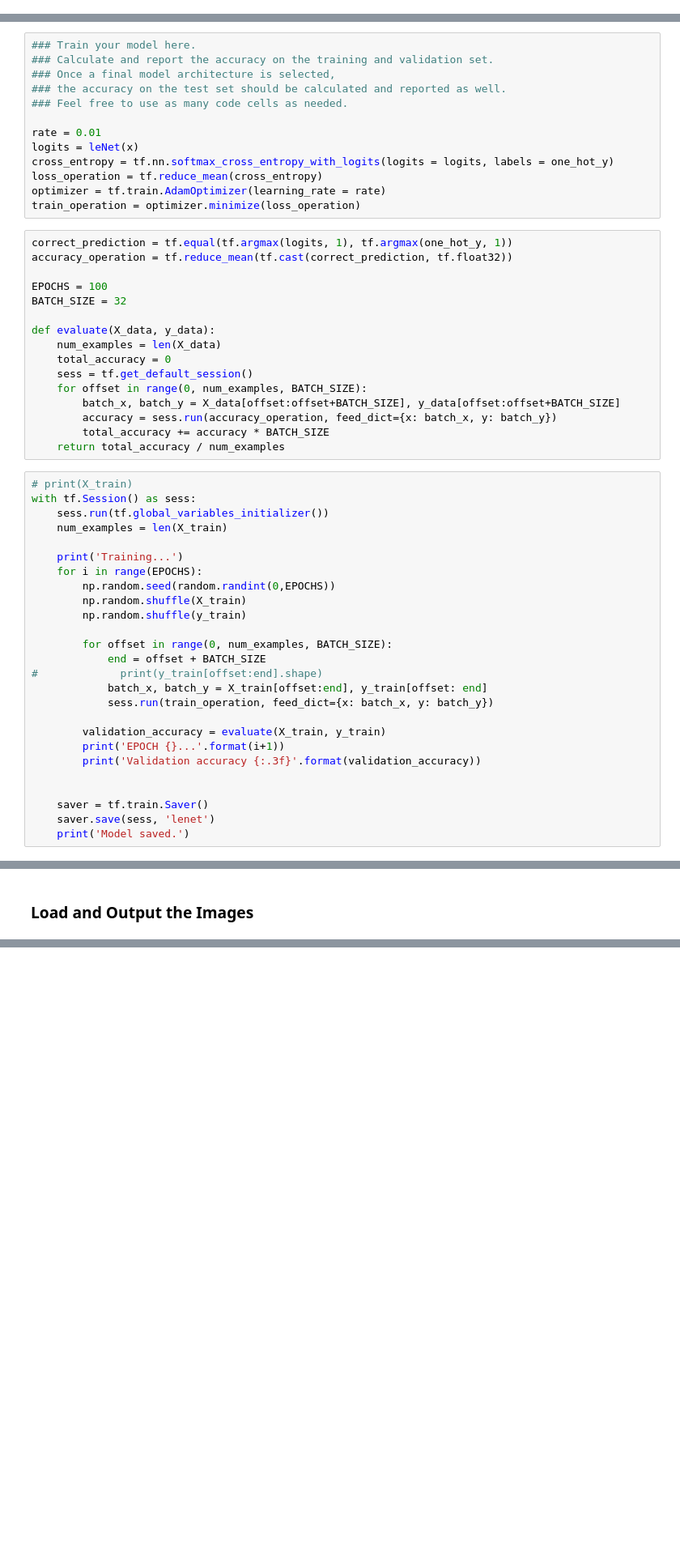
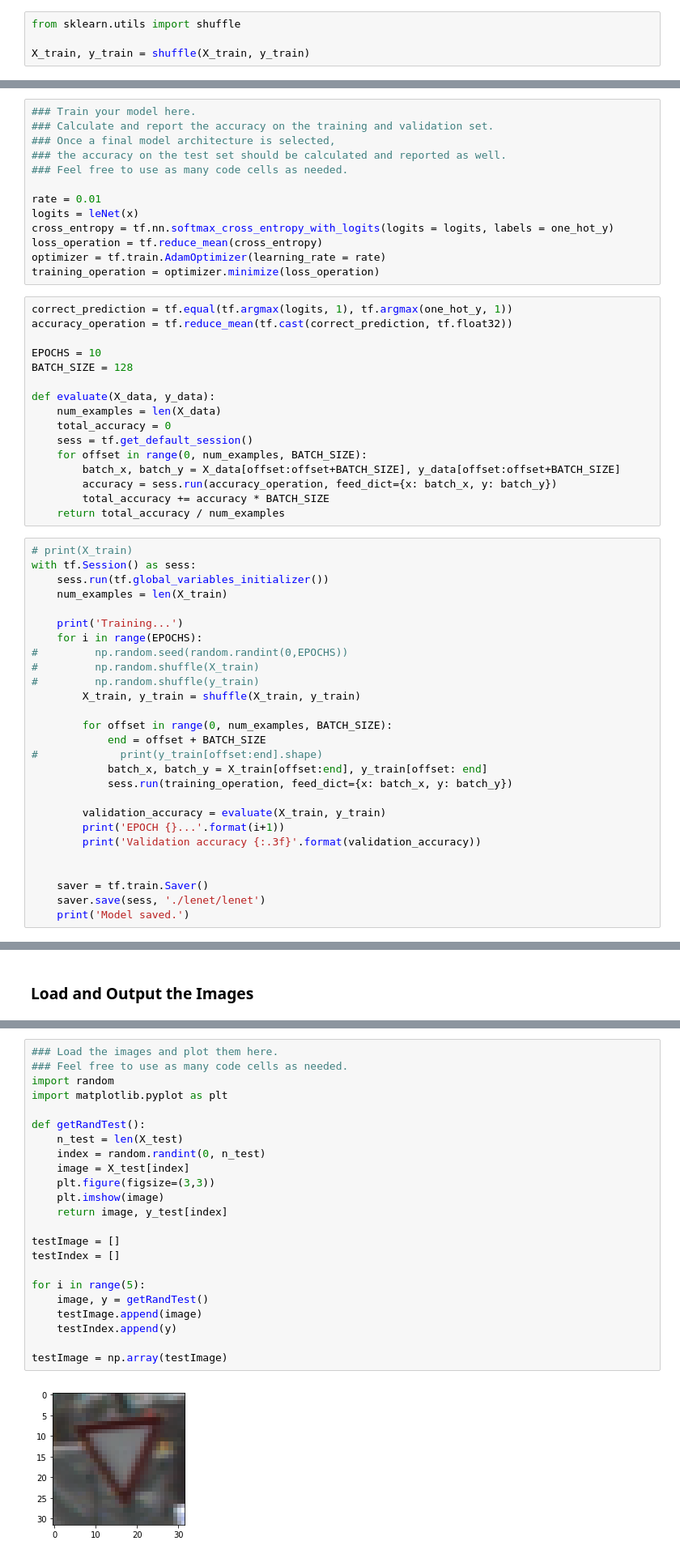
Before and after one commit to Quartzing/CarND-Traffic-Sign-Classifier-Project, a Jupyter notebook: Traffic_Sign_Classifier.ipynb, the cells around one changed output, grey strips where cells are left out. Shown at 81% size. Saved outputs shown, nothing was run; the diff lists cells and outputs as text; blank space fills up the shorter version.

```diff
--- a/Traffic_Sign_Classifier.ipynb
+++ b/Traffic_Sign_Classifier.ipynb
@@ -154,4 +154,8 @@ Minimally, the image data should be normalized so that the data has mean zero an
 Other pre-processing steps are optional. You can try different techniques to see if it improves performance.
 
 Use the code cell (or multiple code cells, if necessary) to implement the first step of your project.
+# %%
+from sklearn.utils import shuffle
+
+X_train, y_train = shuffle(X_train, y_train)
 # %%
@@ -268,13 +334,13 @@ logits = leNet(x)
 cross_entropy = tf.nn.softmax_cross_entropy_with_logits(logits = logits, labels = one_hot_y)
 loss_operation = tf.reduce_mean(cross_entropy)
 optimizer = tf.train.AdamOptimizer(learning_rate = rate)
-train_operation = optimizer.minimize(loss_operation)
+training_operation = optimizer.minimize(loss_operation)
 # %%
 correct_prediction = tf.equal(tf.argmax(logits, 1), tf.argmax(one_hot_y, 1))
 accuracy_operation = tf.reduce_mean(tf.cast(correct_prediction, tf.float32))
 
-EPOCHS = 100
-BATCH_SIZE = 32
+EPOCHS = 10
+BATCH_SIZE = 128
 
 def evaluate(X_data, y_data):
     num_examples = len(X_data)
@@ -293,15 +359,16 @@ with tf.Session() as sess:
 
     print('Training...')
     for i in range(EPOCHS):
-        np.random.seed(random.randint(0,EPOCHS))
-        np.random.shuffle(X_train)
-        np.random.shuffle(y_train)
+#         np.random.seed(random.randint(0,EPOCHS))
+#         np.random.shuffle(X_train)
+#         np.random.shuffle(y_train)
+        X_train, y_train = shuffle(X_train, y_train)
 
         for offset in range(0, num_examples, BATCH_SIZE):
             end = offset + BATCH_SIZE
 #             print(y_train[offset:end].shape)
             batch_x, batch_y = X_train[offset:end], y_train[offset: end]
-            sess.run(train_operation, feed_dict={x: batch_x, y: batch_y})
+            sess.run(training_operation, feed_dict={x: batch_x, y: batch_y})
 
         validation_accuracy = evaluate(X_train, y_train)
         print('EPOCH {}...'.format(i+1))
@@ -309,7 +376,7 @@ with tf.Session() as sess:
 
 
     saver = tf.train.Saver()
-    saver.save(sess, 'lenet')
+    saver.save(sess, './lenet/lenet')
     print('Model saved.')
 # %% [output]
 Training...
@@ -347,0 +413,25 @@ You may find `signnames.csv` useful as it contains mappings from the class id (i
+# %%
+### Load the images and plot them here.
+### Feel free to use as many code cells as needed.
+import random
+import matplotlib.pyplot as plt
+
+def getRandTest():
+    n_test = len(X_test)
+    index = random.randint(0, n_test)
+    image = X_test[index]
+    plt.figure(figsize=(3,3))
+    plt.imshow(image)
+    return image, y_test[index]
+
+testImage = []
+testIndex = []
+
+for i in range(5):
+    image, y = getRandTest()
+    testImage.append(image)
+    testIndex.append(y)
+
+testImage = np.array(testImage)
+# %% [output]
+[figure, added]
```
Also changed, not shown: parts of 14 cells of this notebook, 14 other files.
